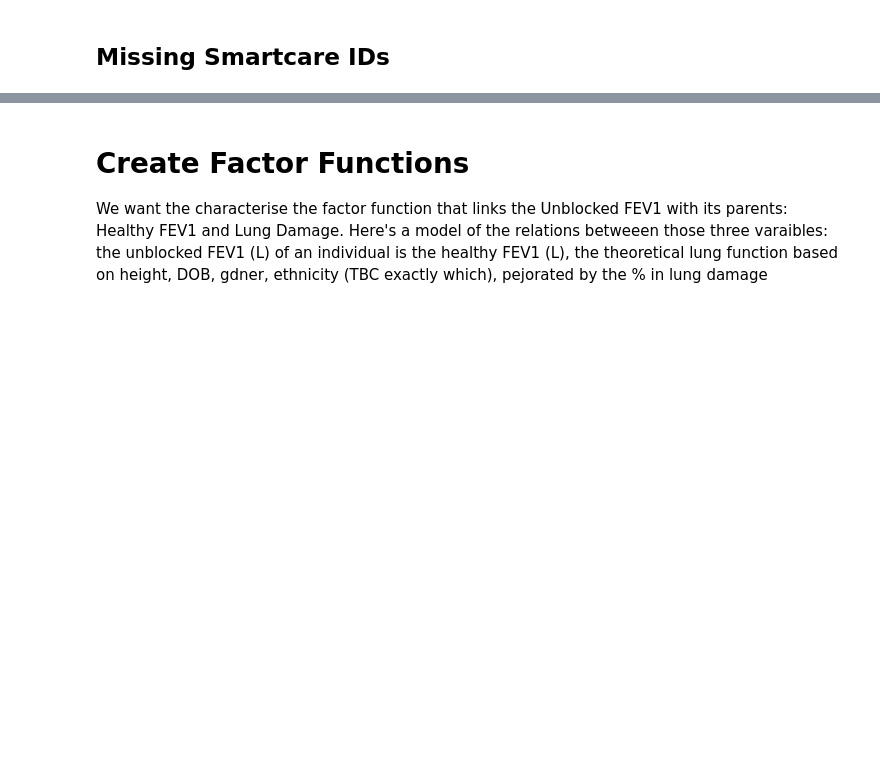
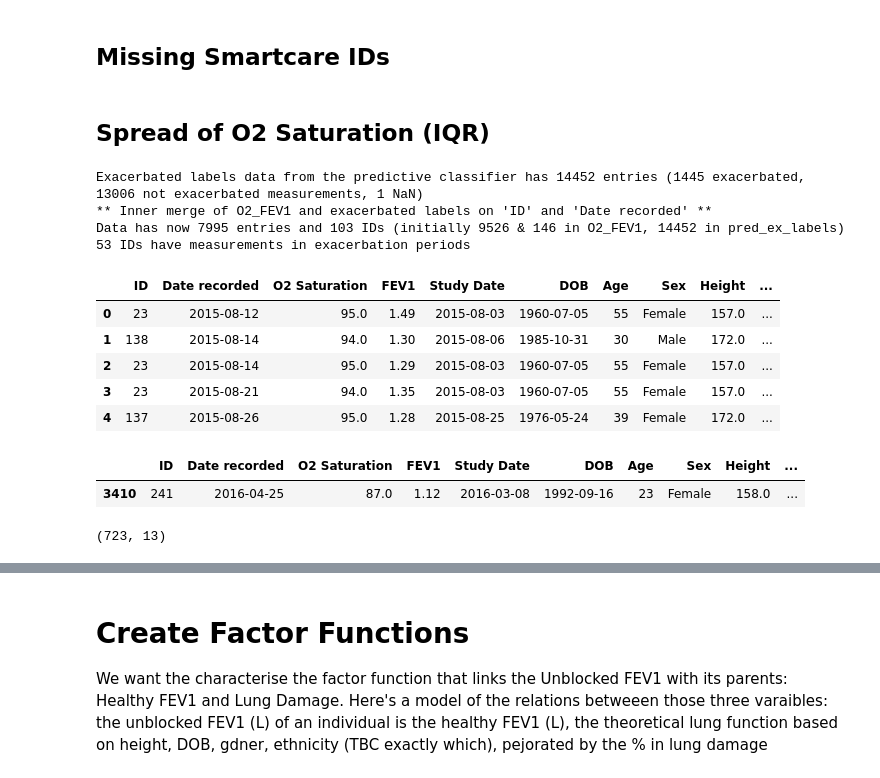
Before and after one commit to tristantreb/phd, a Jupyter notebook: src/O2-FEV1 analysis/O2 FEV1 analysis.ipynb, the cells around one changed output, grey strips where cells are left out. Drawn from its saved outputs; the diff is of its cells as text; code cells hidden in the pictures; blank space fills up the shorter version.

Commit message:
Add O2 sat IQR analysis + lung damage subsampled factor plot

```diff
--- a/src/O2-FEV1 analysis/O2 FEV1 analysis.ipynb
+++ b/src/O2-FEV1 analysis/O2 FEV1 analysis.ipynb
@@ -426,3 +438,56 @@ mapping_ids = O2_FEV1.ID.unique()
 
 # Find elements in pred_ids that are not in mapping_ids
 np.setdiff1d(pred_ids, mapping_ids)
+# %% [markdown]
+## Spread of O2 Saturation (IQR)
+# %%
+full = merge_pred_ex_labels_to(O2_FEV1, get_pred_ex_labels())
+print("{} IDs have measurements in exacerbation periods".format(full.ID[full["Is Exacerbated"]==True].nunique()))
+
+nonan = full.dropna()
+# print("{} measurements kept after erroneously droapping nans".format(nonan.shape[0]))
+
+# Select only rows where isna is True
+nan = full[full.isna().any(axis=1)]
+full.head()
+# %% [output]
+Exacerbated labels data from the predictive classifier has 14452 entries (1445 exacerbated, 13006 not exacerbated measurements, 1 NaN)
+** Inner merge of O2_FEV1 and exacerbated labels on 'ID' and 'Date recorded' **
+Data has now 7995 entries and 103 IDs (initially 9526 & 146 in O2_FEV1, 14452 in pred_ex_labels)
+53 IDs have measurements in exacerbation periods
+|  | ID | Date recorded | O2 Saturation | FEV1 | Study Date | DOB | Age | Sex | Height | ... |
+| 0 | 23 | 2015-08-12 | 95.0 | 1.49 | 2015-08-03 | 1960-07-05 | 55 | Female | 157.0 | ... |
+| 1 | 138 | 2015-08-14 | 94.0 | 1.30 | 2015-08-06 | 1985-10-31 | 30 | Male | 172.0 | ... |
+| 2 | 23 | 2015-08-14 | 95.0 | 1.29 | 2015-08-03 | 1960-07-05 | 55 | Female | 157.0 | ... |
+| 3 | 23 | 2015-08-21 | 94.0 | 1.35 | 2015-08-03 | 1960-07-05 | 55 | Female | 157.0 | ... |
+| 4 | 137 | 2015-08-26 | 95.0 | 1.28 | 2015-08-25 | 1976-05-24 | 39 | Female | 172.0 | ... |
+# %%
+# What's nan?
+
+nan.head()
+# %% [output]
+|  | ID | Date recorded | O2 Saturation | FEV1 | Study Date | DOB | Age | Sex | Height | ... |
+| 3410 | 241 | 2016-04-25 | 87.0 | 1.12 | 2016-03-08 | 1992-09-16 | 23 | Female | 158.0 | ... |
+# %%
+# We'd like to plot the O2 saturation per ID to see the patterns at patient level
+
+x_col='Date recorded'
+
+# Scatter plot nan with x Date recorded, y O2 saturation, color ID with px library
+full_ex = full[full['Is Exacerbated']==True]
+print(full_ex.shape)
+
+def set_axes(fig):
+  # Set y axis range to min max of O2 saturation of full
+  fig.update_yaxes(range=[full['O2 Saturation'].min()-1, full['O2 Saturation'].max()+1])
+  # Set x axis range to min max of Date recorded of full
+  fig.update_xaxes(range=[full[x_col].min(), full[x_col].max()])
+  return -1
+
+fig = px.scatter(full_ex, x=x_col, y='O2 Saturation', color='ID')
+set_axes(fig)
+fig.add_shape(type="line", x0=full[x_col].min(), y0=95, x1=full[x_col].max(), y1=95, line=dict(color="Black", width=0.5))
+fig.update_layout(title='Measurements in exacerbated period ({} points)'.format(full_ex.shape[0]))
+fig.show()
+# %% [output]
+(723, 13)
```
Also changed, not shown: parts of 10 cells of this notebook.
